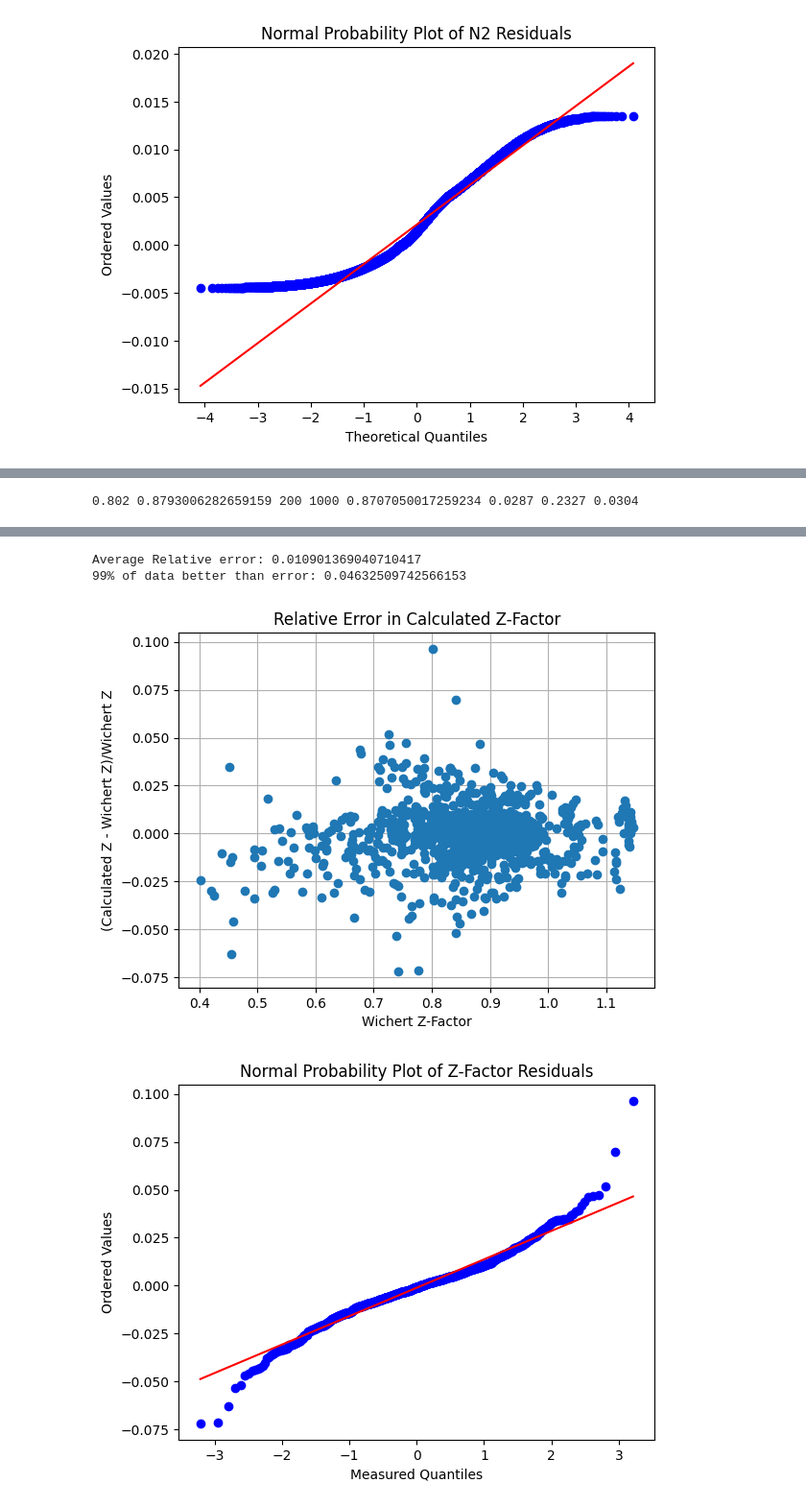
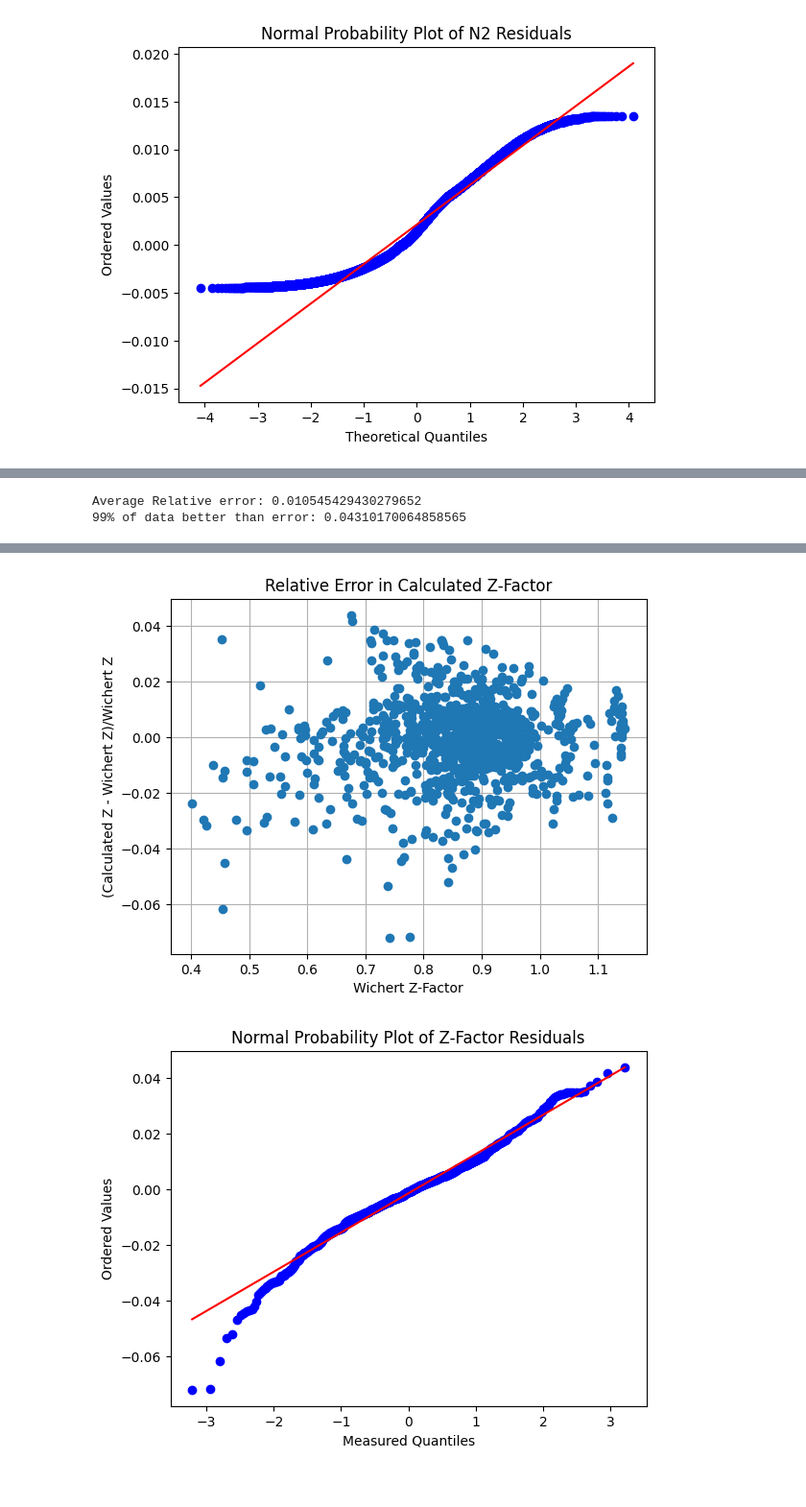
Before and after one commit to mwburgoyne/5_Component_PengRobinson_Z-Factor, a Jupyter notebook: Z-Factor from PR - 4 Component - Final.ipynb, the cells around one changed output, grey strips where cells are left out. Shown: that part at 96% size. Drawn from its saved outputs; the diff is of its cells as text; code cells hidden in the pictures.

Commit message:
Updated fits after correcting some incorrectly digitized Wichert Z-Factor data

```diff
--- a/Z-Factor from PR - 4 Component - Final.ipynb
+++ b/Z-Factor from PR - 4 Component - Final.ipynb
@@ -173,8 +173,6 @@ Zs = np.array(df['Z'])
 calc_Zs = []
 for i in range(len(degfs)):
     calc_Zs.append(pr_z.peng_robinson_z(degfs[i], psias[i], sgs[i], co2=co2s[i], h2s=h2ss[i], n2=n2s[i]))
-    if Zs[i]<0.82 and calc_Zs[i]>0.85:
-        print(Zs[i], calc_Zs[-1], degfs[i], psias[i], sgs[i], co2s[i], h2ss[i], n2s[i])
 calc_Zs = np.array(calc_Zs)
 
 plt.plot(Zs, calc_Zs, 'o')
@@ -209 +208,2 @@ plt.show()
-0.802 0.8793006282659159 200 1000 0.8707050017259234 0.0287 0.2327 0.0304
+Average Relative error: 0.010545429430279652
+99% of data better than error: 0.04310170064858565
@@ -211,7 +210,5 @@ plt.show()
-Average Relative error: 0.010901369040710417
-99% of data better than error: 0.04632509742566153
-[figure, old version]
+[figure, new version]
-[figure, old version]
+[figure, new version]
 # %%
 errs = (calc_Zs - Zs)/Zs
 if 'Sample' in list(df):
```
Also changed, not shown: parts of 2 cells of this notebook, 1 other file.
